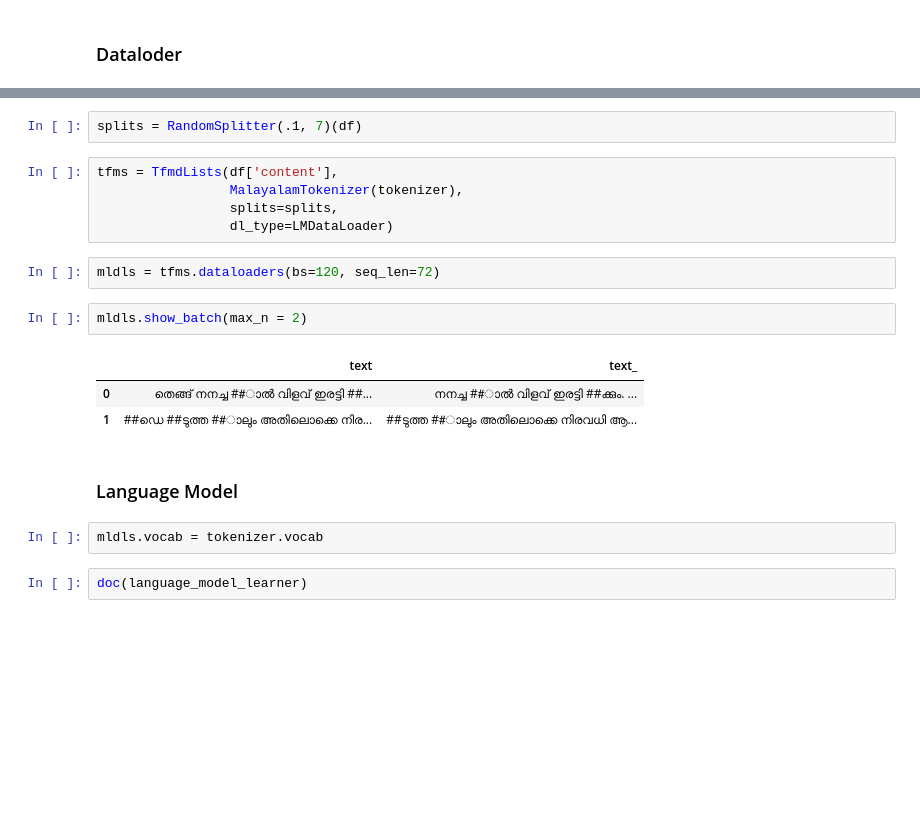
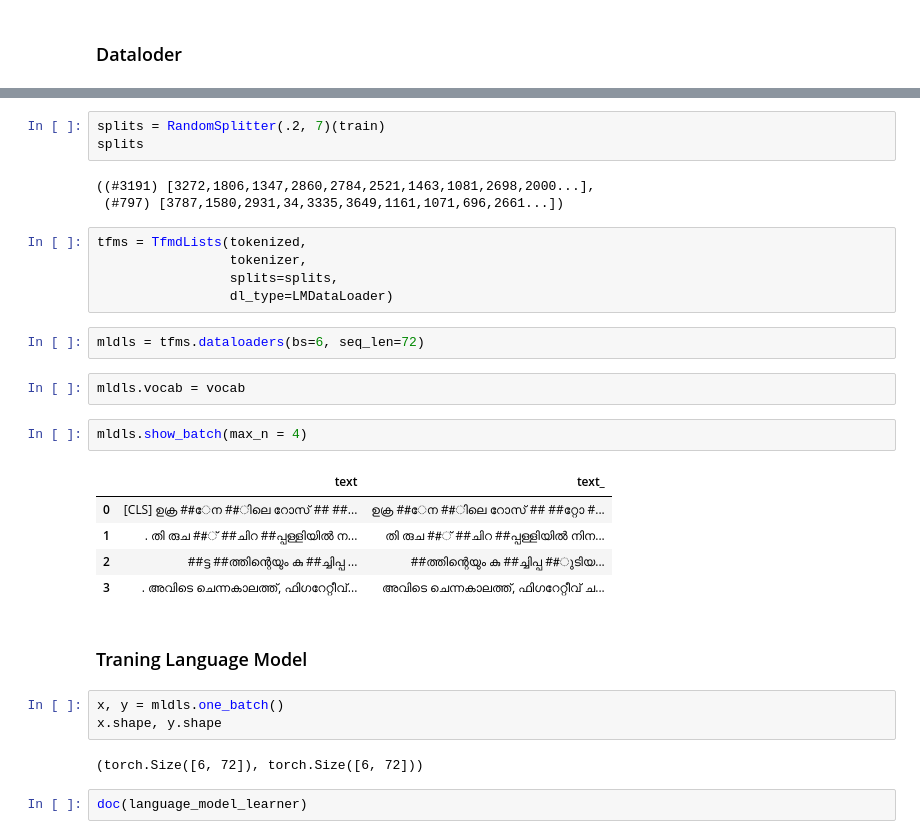
Before and after one commit to lkarjun/malayalam-language-model, a Jupyter notebook: Malayalam-Language-Model/malayalam-language-model_awd_lstm.ipynb, the cells around one changed output, grey strips where cells are left out. Cells and saved outputs as stored; diff of their text form; blank space fills up the shorter version.

```diff
--- a/Malayalam-Language-Model/malayalam-language-model_awd_lstm.ipynb
+++ b/Malayalam-Language-Model/malayalam-language-model_awd_lstm.ipynb
@@ -78,22 +58,33 @@ decodes: (object,object) -> decodes
 # %%
-splits = RandomSplitter(.1, 7)(df)
+splits = RandomSplitter(.2, 7)(train)
+splits
+# %% [output]
+((#3191) [3272,1806,1347,2860,2784,2521,1463,1081,2698,2000...],
+ (#797) [3787,1580,2931,34,3335,3649,1161,1071,696,2661...])
 # %%
-tfms = TfmdLists(df['content'],
-                 MalayalamTokenizer(tokenizer),
+tfms = TfmdLists(tokenized,
+                 tokenizer,
                  splits=splits,
                  dl_type=LMDataLoader)
 # %%
-mldls = tfms.dataloaders(bs=120, seq_len=72)
+mldls = tfms.dataloaders(bs=6, seq_len=72)
+# %%
+mldls.vocab = vocab
 # %%
-mldls.show_batch(max_n = 2)
+mldls.show_batch(max_n = 4)
 # %% [output]
 |  | text | text_ |
-| 0 | തെങ്ങ് നനച്ച ##ാൽ വിളവ് ഇരട്ടി ##... | നനച്ച ##ാൽ വിളവ് ഇരട്ടി ##ക്കും. ... |
-| 1 | ##ഡെ ##ടുത്ത ##ാലും അതിലൊക്കെ നിര... | ##ടുത്ത ##ാലും അതിലൊക്കെ നിരവധി ആ... |
+| 0 | [CLS] ഉക്ര ##േന ##ിലെ റോസ് ##‍ ##... | ഉക്ര ##േന ##ിലെ റോസ് ##‍ ##റ്റോ #... |
+| 1 | . തി രുച ##് ##ചിറ ##പ്പള്ളിയിൽ ന... | തി രുച ##് ##ചിറ ##പ്പള്ളിയിൽ നിന... |
+| 2 | ##ട്ട ##ത്തിന്റെയും കു ##ച്ചിപ്പ ... | ##ത്തിന്റെയും കു ##ച്ചിപ്പ ##ുടിയ... |
+| 3 | . അവിടെ ചെന്നകാലത്ത്, ഫിഗറേറ്റീവ്... | അവിടെ ചെന്നകാലത്ത്, ഫിഗറേറ്റീവ് ച... |
 # %% [markdown]
-### Language Model
+### Traning Language Model
-# %%
-mldls.vocab = tokenizer.vocab
+# %%
+x, y = mldls.one_batch()
+x.shape, y.shape
+# %% [output]
+(torch.Size([6, 72]), torch.Size([6, 72]))
 # %%
 doc(language_model_learner)
 # %% [output]
```
Also changed, not shown: parts of 22 cells of this notebook.
